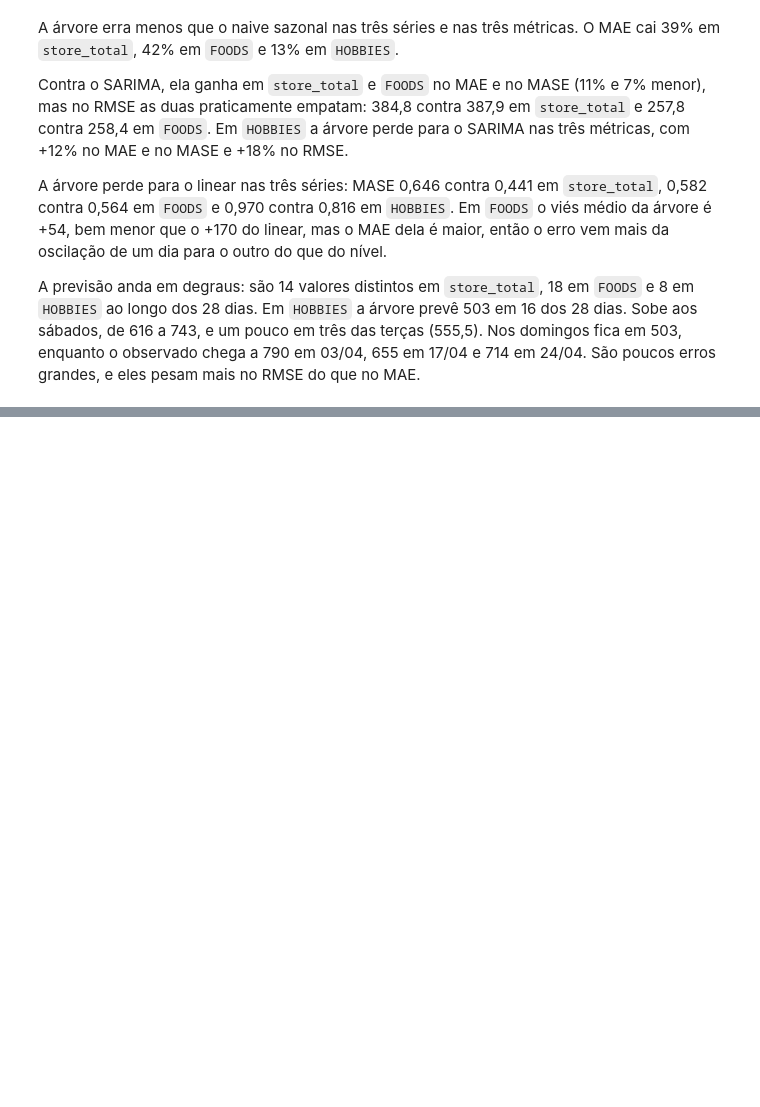
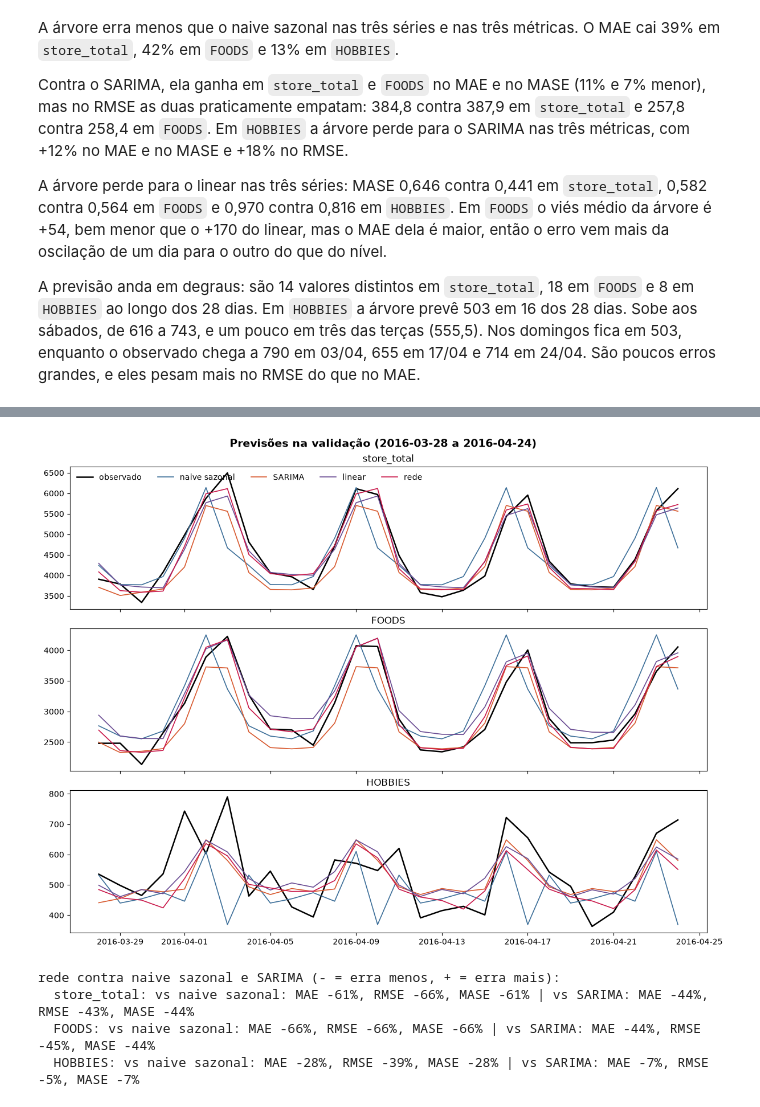
Before and after one commit to Nicholas2104/series-temporais-26-2, a Jupyter notebook: relatorio.ipynb, the cells around one changed output, grey strips where cells are left out. Drawn from its saved outputs; the diff is of its cells as text; code cells hidden in the pictures; blank space fills up the shorter version.

Commit message:
entrega task 2 redes neurais

```diff
--- a/relatorio.ipynb
+++ b/relatorio.ipynb
@@ -217,0 +230,11 @@ A previsão anda em degraus: são 14 valores distintos em `store_total`, 18 em `
+# %%
+fig = figura_previsoes(val, modelos=('naive_sazonal', 'sarima', 'linear', 'rede'))
+display(fig)
+plt.close(fig)
+print(texto_classe(metricas, 'rede'))
+# %% [output]
+[figure, added]
+rede contra naive sazonal e SARIMA (- = erra menos, + = erra mais):
+  store_total: vs naive sazonal: MAE -61%, RMSE -66%, MASE -61% | vs SARIMA: MAE -44%, RMSE -43%, MASE -44%
+  FOODS: vs naive sazonal: MAE -66%, RMSE -66%, MASE -66% | vs SARIMA: MAE -44%, RMSE -45%, MASE -44%
+  HOBBIES: vs naive sazonal: MAE -28%, RMSE -39%, MASE -28% | vs SARIMA: MAE -7%, RMSE -5%, MASE -7%
```
Also changed, not shown: parts of 7 cells of this notebook, 10 other files.
